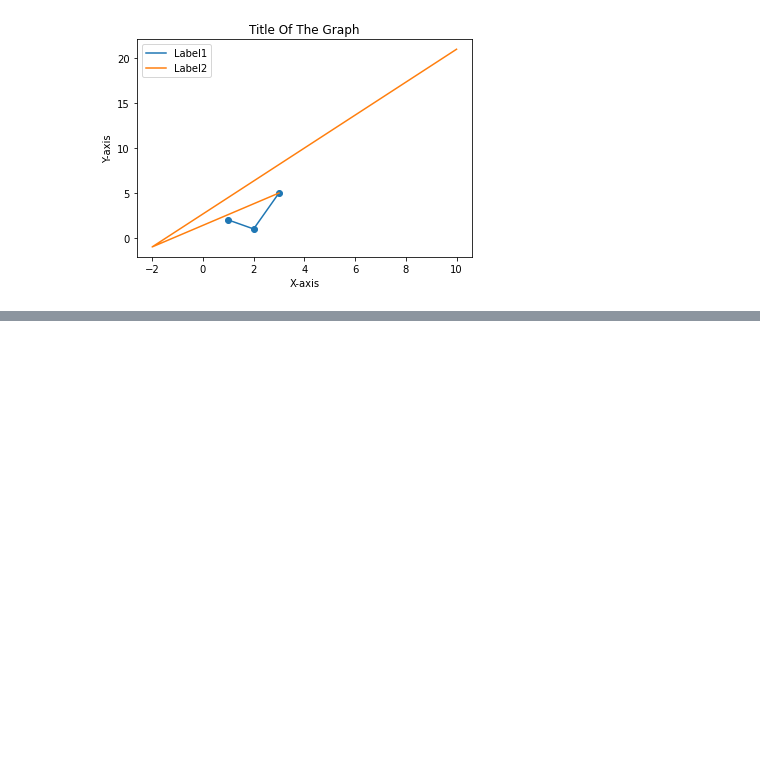
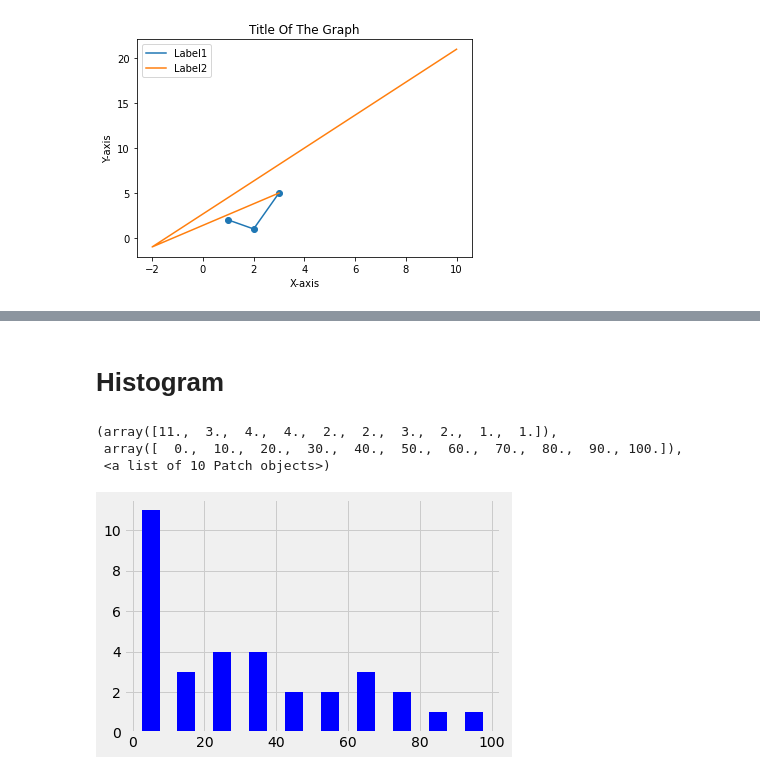
Before and after one commit to durga9948/AI-Mafia-Machine-Learning, a Jupyter notebook: MatplotLib.ipynb, the cells around one changed output, grey strips where cells are left out. Cells and saved outputs as stored; diff of their text form; code cells hidden in the pictures; blank space fills up the shorter version.

```diff
--- a/MatplotLib.ipynb
+++ b/MatplotLib.ipynb
@@ -46,0 +59,12 @@ plt.show()
+# %% [markdown]
+# Histogram
+# %%
+ages=[2,3,5,1,6,8,0,3,6,5,87,64,28,59,30,34,75,24,64,96,75,48,39,10,56,29,4,29,18,16,30,49,67]
+range=(0,100)
+bins=10
+plt.hist(ages,bins,range,color=['blue'],rwidth=0.5,histtype='bar')
+# %% [output]
+(array([11.,  3.,  4.,  4.,  2.,  2.,  3.,  2.,  1.,  1.]),
+ array([  0.,  10.,  20.,  30.,  40.,  50.,  60.,  70.,  80.,  90., 100.]),
+ <a list of 10 Patch objects>)
+[figure, added]
```
Also changed, not shown: parts of 11 cells of this notebook.
